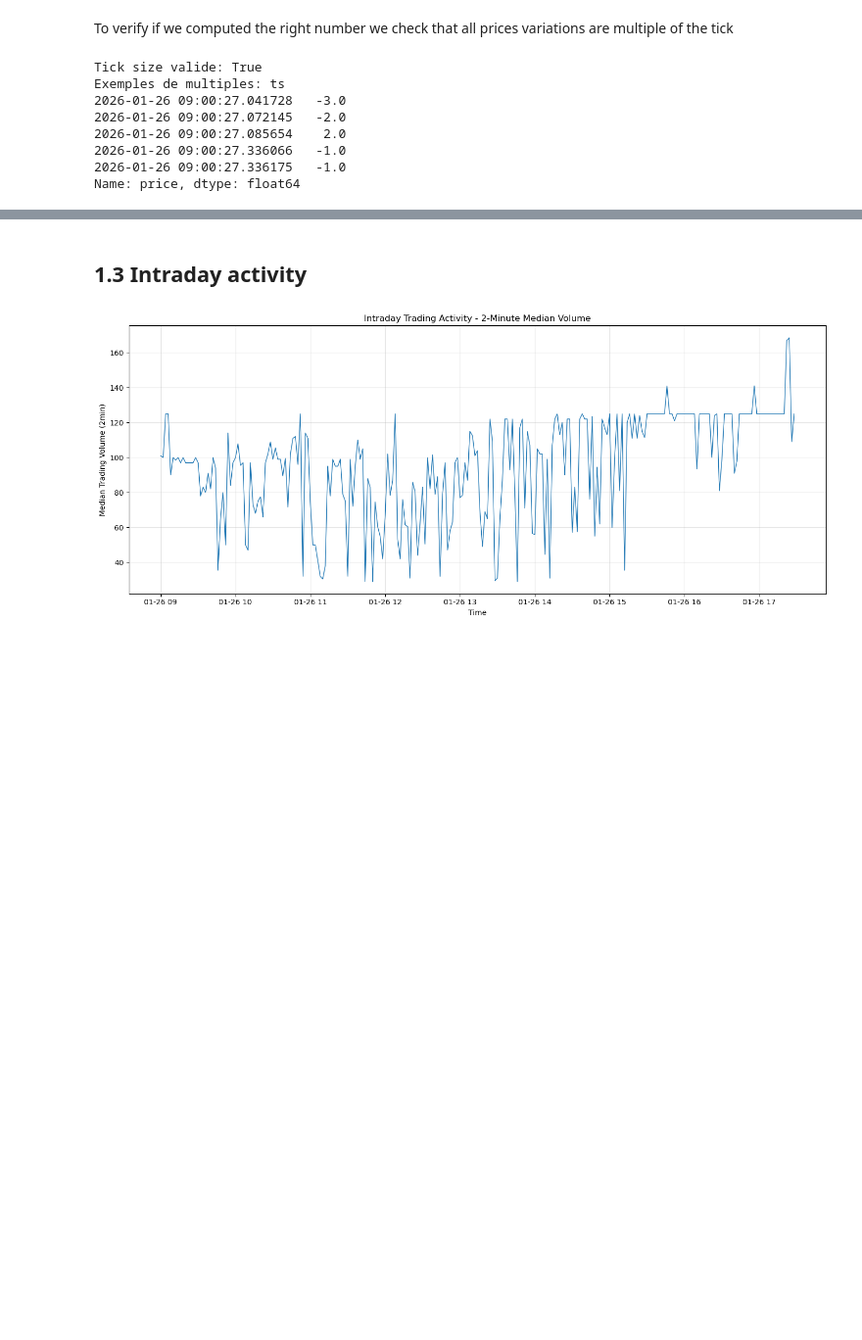
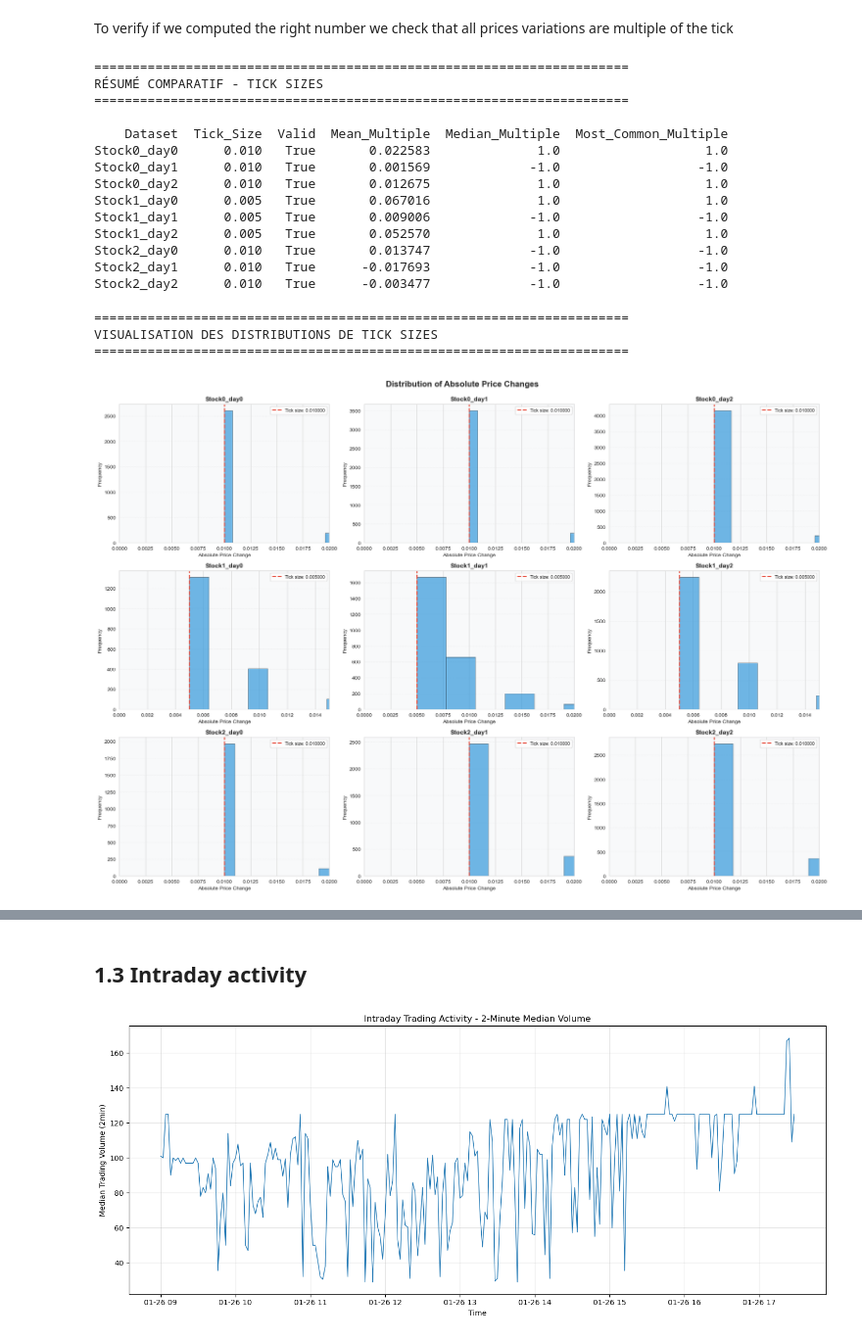
Before and after one commit to Guillaume-melis/HFT_Labs, a Jupyter notebook: DHF_Lab1_Melis_Boro_Rousseau.ipynb, the cells around one changed output, grey strips where cells are left out. Shown at 98% size. Saved outputs shown, nothing was run; the diff lists cells and outputs as text; code cells hidden in the pictures; blank space fills up the shorter version.

Commit message:
Tick part

```diff
--- a/DHF_Lab1_Melis_Boro_Rousseau.ipynb
+++ b/DHF_Lab1_Melis_Boro_Rousseau.ipynb
@@ -573,20 +640,61 @@ Tick size: 0.00999999999999801
 # %% [markdown]
 To verify if we computed the right number we check that all prices variations are multiple of the tick
 # %%
-price_changes = df0['price'].diff().dropna()
-non_zero_changes = price_changes[price_changes != 0]
+print(f"\n{'='*70}")
+print(f"RÉSUMÉ COMPARATIF - TICK SIZES")
+print(f"{'='*70}\n")
 
-multiples = non_zero_changes / tick_size
-is_valid = np.allclose(multiples, multiples.round(), rtol=1e-5)
-
-print(f"Tick size valide: {is_valid}")
-print(f"Exemples de multiples: {multiples.head()}")
+tick_summary = pd.DataFrame(tick_results)
+print(tick_summary.to_string(index=False))
 # %% [output]
-Tick size valide: True
-Exemples de multiples: ts
-2026-01-26 09:00:27.041728   -3.0
-2026-01-26 09:00:27.072145   -2.0
-2026-01-26 09:00:27.085654    2.0
-2026-01-26 09:00:27.336066   -1.0
-2026-01-26 09:00:27.336175   -1.0
-Name: price, dtype: float64
+======================================================================
+RÉSUMÉ COMPARATIF - TICK SIZES
+======================================================================
+
+    Dataset  Tick_Size  Valid  Mean_Multiple  Median_Multiple  Most_Common_Multiple
+Stock0_day0      0.010   True       0.022583              1.0                   1.0
+Stock0_day1      0.010   True       0.001569             -1.0                  -1.0
+Stock0_day2      0.010   True       0.012675              1.0                   1.0
+Stock1_day0      0.005   True       0.067016              1.0                   1.0
+Stock1_day1      0.005   True       0.009006             -1.0                  -1.0
+Stock1_day2      0.005   True       0.052570              1.0                   1.0
+Stock2_day0      0.010   True       0.013747             -1.0                  -1.0
+Stock2_day1      0.010   True      -0.017693             -1.0                  -1.0
+Stock2_day2      0.010   True      -0.003477             -1.0                  -1.0
+# %%
+print(f"\n{'='*70}")
+print(f"VISUALISATION DES DISTRIBUTIONS DE TICK SIZES")
+print(f"{'='*70}\n")
+
+fig, axes = plt.subplots(3, 3, figsize=(20, 14))
+axes = axes.flatten()
+
+for idx, (name, df) in enumerate(all_dfs.items()):
+    if 'price' in df.columns:
+        price_changes = df['price'].diff().dropna()
+        non_zero_changes = price_changes[price_changes != 0].abs()
+
+        # Histogramme des changements de prix absolus
+        axes[idx].hist(non_zero_changes, bins=50, alpha=0.7,
+                      color='#3498DB', edgecolor='black', linewidth=0.5)
+
+        tick_size = non_zero_changes.min()
+        axes[idx].axvline(tick_size, color='#E74C3C', linestyle='--', linewidth=2,
+                         label=f'Tick size: {tick_size:.6f}')
+
+        axes[idx].set_title(f'{name}', fontsize=12, fontweight='bold')
+        axes[idx].set_xlabel('Absolute Price Change', fontsize=10)
+        axes[idx].set_ylabel('Frequency', fontsize=10)
+        axes[idx].grid(True, alpha=0.3, linestyle='--', linewidth=0.5, axis='y')
+        axes[idx].set_facecolor('#F8F9FA')
+        axes[idx].legend(fontsize=9)
+        axes[idx].set_xlim(0, non_zero_changes.quantile(0.95))  # Zoom sur 95% des données
+
+plt.suptitle('Distribution of Absolute Price Changes', fontsize=16, fontweight='bold', y=0.995)
+plt.tight_layout()
+plt.show()
+# %% [output]
+======================================================================
+VISUALISATION DES DISTRIBUTIONS DE TICK SIZES
+======================================================================
+[figure, added]
```
Also changed, not shown: parts of 3 cells of this notebook.
